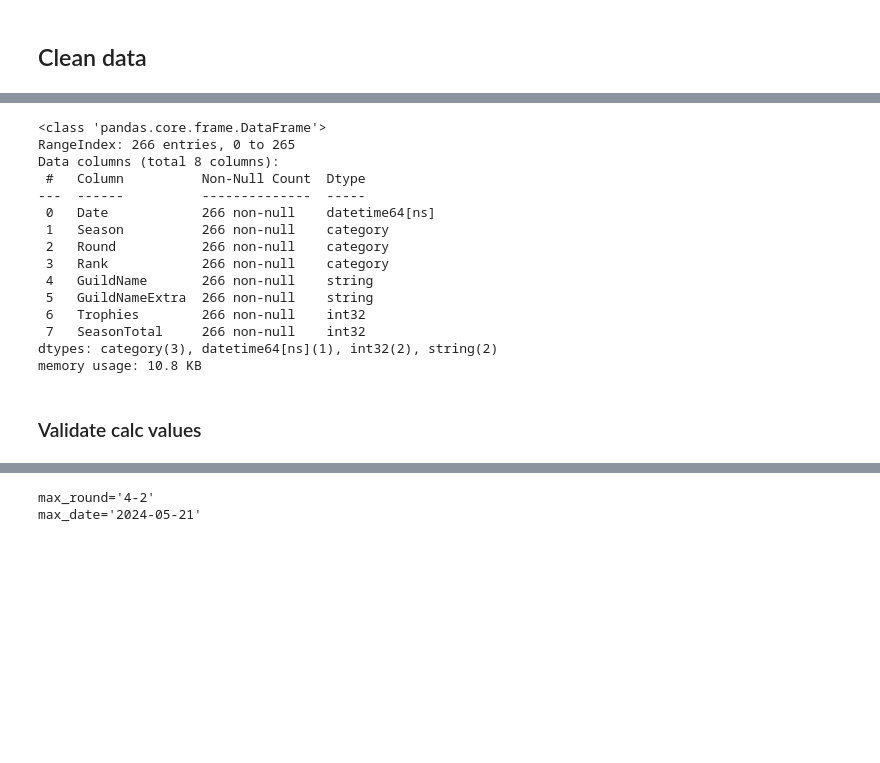
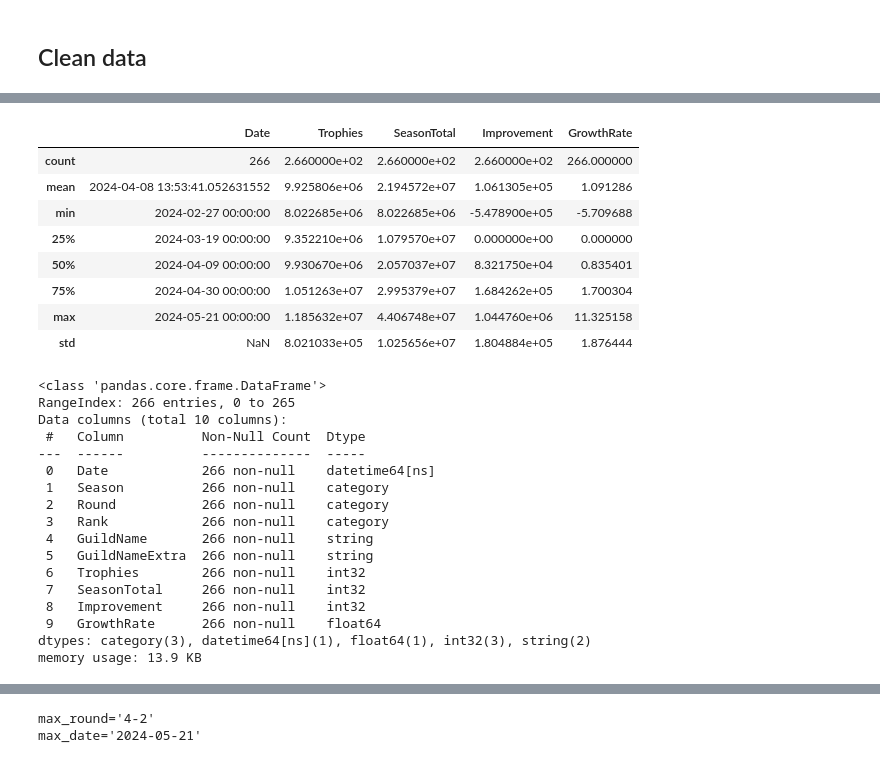
Before and after one commit to nutthawootp/CRK_guild_boss, a Jupyter notebook: cleaning.ipynb, the cells around one changed output, grey strips where cells are left out. Drawn from its saved outputs; the diff is of its cells as text; code cells hidden in the pictures; blank space fills up the shorter version.

```diff
--- a/cleaning.ipynb
+++ b/cleaning.ipynb
@@ -207,9 +561,21 @@ df1
+# %%
+data1.describe()
+# %% [output]
+|  | Date | Trophies | SeasonTotal | Improvement | GrowthRate |
+| count | 266 | 2.660000e+02 | 2.660000e+02 | 2.660000e+02 | 266.000000 |
+| mean | 2024-04-08 13:53:41.052631552 | 9.925806e+06 | 2.194572e+07 | 1.061305e+05 | 1.091286 |
+| min | 2024-02-27 00:00:00 | 8.022685e+06 | 8.022685e+06 | -5.478900e+05 | -5.709688 |
+| 25% | 2024-03-19 00:00:00 | 9.352210e+06 | 1.079570e+07 | 0.000000e+00 | 0.000000 |
+| 50% | 2024-04-09 00:00:00 | 9.930670e+06 | 2.057037e+07 | 8.321750e+04 | 0.835401 |
+| 75% | 2024-04-30 00:00:00 | 1.051263e+07 | 2.995379e+07 | 1.684262e+05 | 1.700304 |
+| max | 2024-05-21 00:00:00 | 1.185632e+07 | 4.406748e+07 | 1.044760e+06 | 11.325158 |
+| std | NaN | 8.021033e+05 | 1.025656e+07 | 1.804884e+05 | 1.876444 |
 # %%
-df1.info()
+data1.info()
 # %% [output]
 <class 'pandas.core.frame.DataFrame'>
 RangeIndex: 266 entries, 0 to 265
-Data columns (total 8 columns):
+Data columns (total 10 columns):
  #   Column          Non-Null Count  Dtype
 ---  ------          --------------  -----
  0   Date            266 non-null    datetime64[ns]
@@ -220,7 +586,7 @@ Data columns (total 8 columns):
  5   GuildNameExtra  266 non-null    string
  6   Trophies        266 non-null    int32
  7   SeasonTotal     266 non-null    int32
-dtypes: category(3), datetime64[ns](1), int32(2), string(2)
-memory usage: 10.8 KB
+ 8   Improvement     266 non-null    int32
+ 9   GrowthRate      266 non-null    float64
+dtypes: category(3), datetime64[ns](1), float64(1), int32(3), string(2)
+memory usage: 13.9 KB
-# %% [markdown]
-### Validate calc values
```
Also changed, not shown: parts of 30 cells of this notebook.
